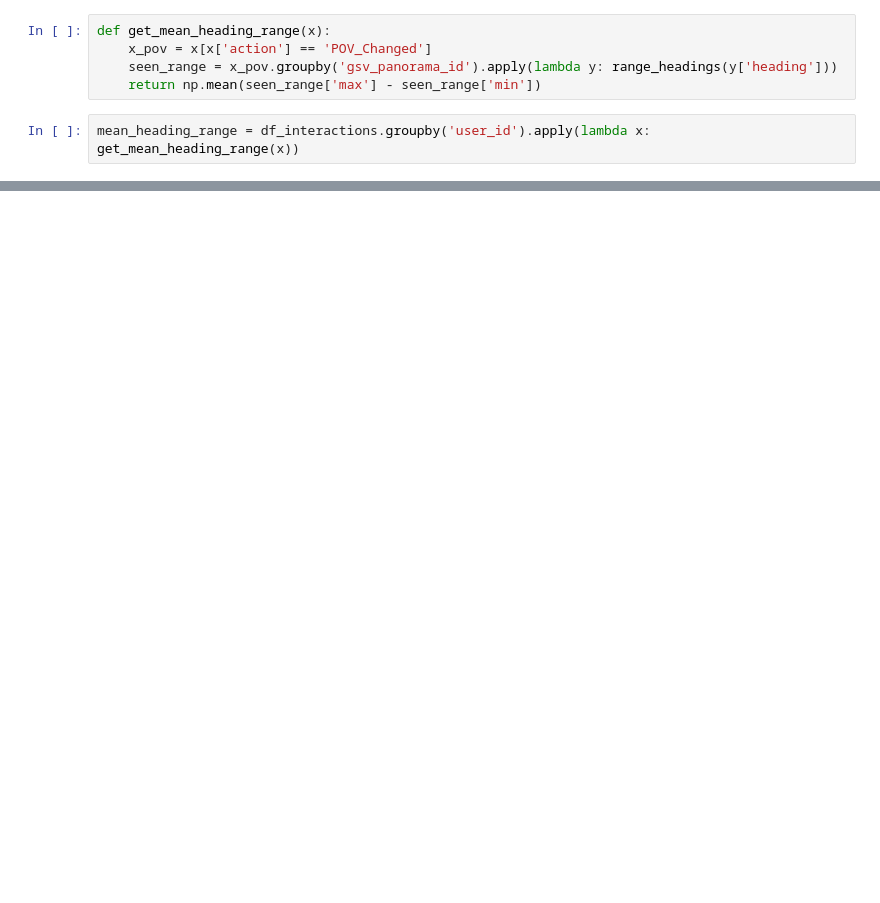
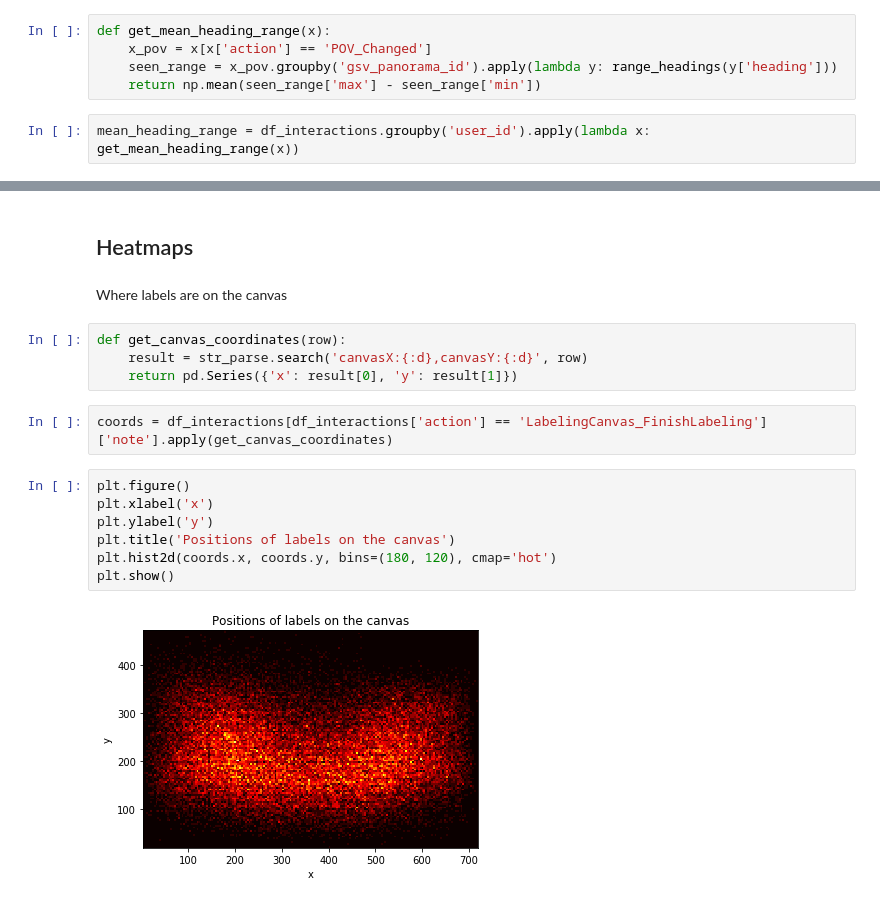
Before and after one commit to ProjectSidewalk/sidewalk-quality-analysis, a Jupyter notebook: sidewalk-user-quality-analysis-neil.ipynb, the cells around one changed output, grey strips where cells are left out. Drawn from its saved outputs; the diff is of its cells as text; blank space fills up the shorter version.

```diff
--- a/sidewalk-user-quality-analysis-neil.ipynb
+++ b/sidewalk-user-quality-analysis-neil.ipynb
@@ -302,0 +254,19 @@ scatter(mean_heading_range, 'mean heading range (degrees)')
+# %% [markdown]
+## Heatmaps
+# %% [markdown]
+Where labels are on the canvas
+# %%
+def get_canvas_coordinates(row):
+    result = str_parse.search('canvasX:{:d},canvasY:{:d}', row)
+    return pd.Series({'x': result[0], 'y': result[1]})
+# %%
+coords = df_interactions[df_interactions['action'] == 'LabelingCanvas_FinishLabeling']['note'].apply(get_canvas_coordinates)
+# %%
+plt.figure()
+plt.xlabel('x')
+plt.ylabel('y')
+plt.title('Positions of labels on the canvas')
+plt.hist2d(coords.x, coords.y, bins=(180, 120), cmap='hot')
+plt.show()
+# %% [output]
+[figure, added]
```
Also changed, not shown: parts of 36 cells of this notebook.
